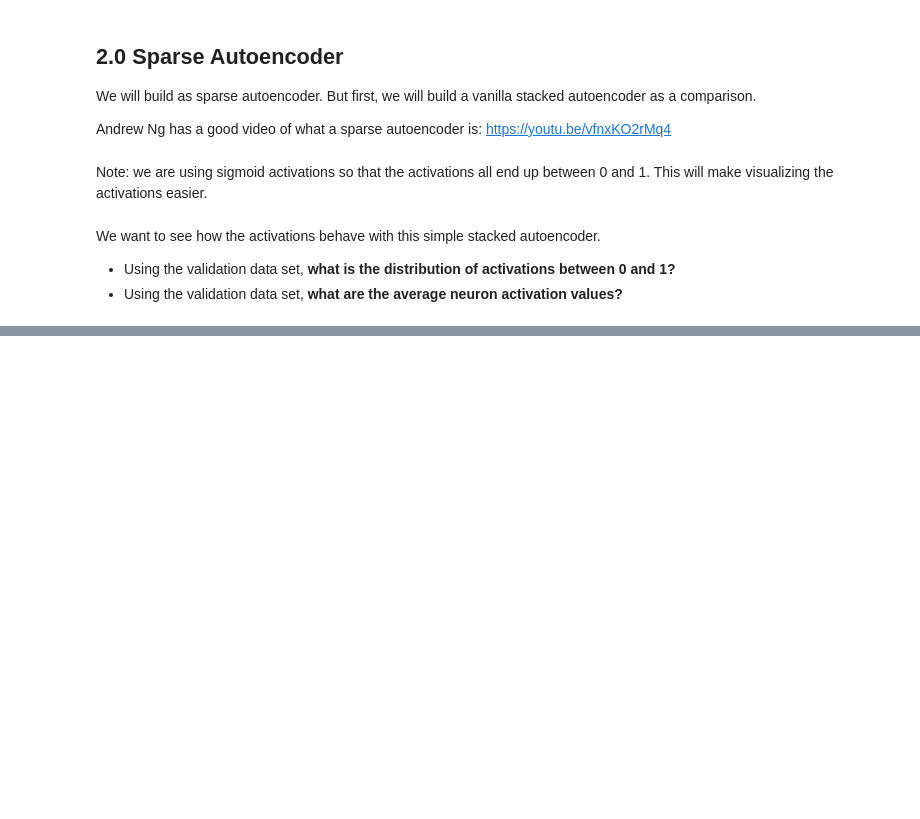
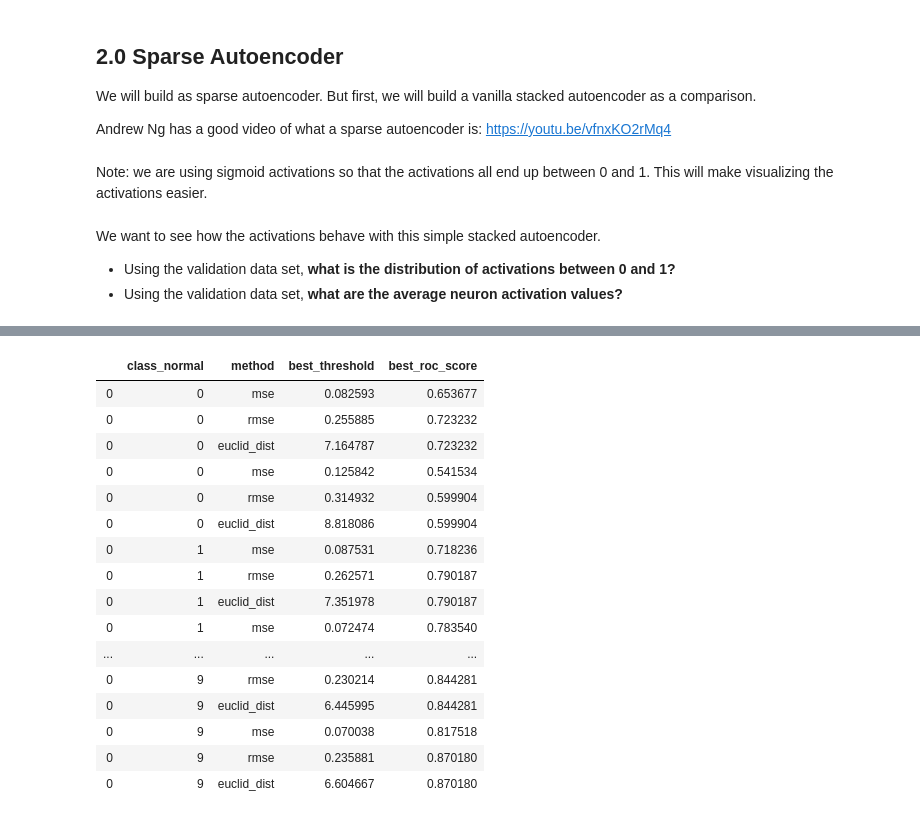
Before and after one commit to tvhahn/autoencoder-sandbox, a Jupyter notebook: notebooks/6.0-autoencoder-anomaly-detection.ipynb, the cells around one changed output, grey strips where cells are left out. Saved outputs shown, nothing was run; the diff lists cells and outputs as text; code cells hidden in the pictures; blank space fills up the shorter version.

```diff
--- a/notebooks/6.0-autoencoder-anomaly-detection.ipynb
+++ b/notebooks/6.0-autoencoder-anomaly-detection.ipynb
@@ -687,3 +549,0 @@ print(np.percentile(eu_val_slim,90))
-# %%
-df = create_df_reconstruction(eu_val_slim, y_val_slim, "euclidean",class_to_remove, 3.99)
-df.head()
@@ -739,0 +557,37 @@ plt.show()
+# %%
+col = ['class_normal','method','best_threshold','best_roc_score']
+df_all = pd.DataFrame(columns=col)
+fashion_mnist = keras.datasets.fashion_mnist
+run_no = 1
+for class_normal in range(0,10):
+    for i in range(0,20):
+        print('Run no: ', run_no)
+        # load data
+    #     class_normal = 0
+
+        # class names
+        class_names = ["T-shirt/top", "Trouser", "Pullover", "Dress", "Coat",
+                       "Sandal", "Shirt", "Sneaker", "Bag", "Ankle boot"]
+        random_int = random.randint(0,250)
+        print('Random seed: ',random_int)
+
+        data_model = DataPrep(fashion_mnist,class_normal, random_int=random_int)
+
+        (X_train, y_train,
+         X_train_slim, y_train_slim,
+         X_val, y_val,
+         X_val_slim, y_val_slim,
+         X_test,y_test) = data_model.train_test_split()
+
+        sparse_kl_ae = sparse_kl_model(X_train_slim, X_val_slim, seed=random_int, epochs=500, earlystop_patience=6)
+
+        class_to_remove = [i for i in range(0,10)]
+        class_to_remove.remove(class_normal)
+        class_to_remove = np.array(class_to_remove,dtype='uint8')
+
+        model = SelectThreshold(sparse_kl_ae, X_val, y_val, X_val_slim, class_to_remove, class_normal, class_names)
+        df = model.compare_error_method(show_results=False, grid_iterations=200)
+
+        df_all = df_all.append(df)
+
+        run_no += 1
@@ -739,0 +612,20 @@ plt.show()
+# %%
+df_all
+# %% [output]
+|  | class_normal | method | best_threshold | best_roc_score |
+| 0 | 0 | mse | 0.082593 | 0.653677 |
+| 0 | 0 | rmse | 0.255885 | 0.723232 |
+| 0 | 0 | euclid_dist | 7.164787 | 0.723232 |
+| 0 | 0 | mse | 0.125842 | 0.541534 |
+| 0 | 0 | rmse | 0.314932 | 0.599904 |
+| 0 | 0 | euclid_dist | 8.818086 | 0.599904 |
+| 0 | 1 | mse | 0.087531 | 0.718236 |
+| 0 | 1 | rmse | 0.262571 | 0.790187 |
+| 0 | 1 | euclid_dist | 7.351978 | 0.790187 |
+| 0 | 1 | mse | 0.072474 | 0.783540 |
+| ... | ... | ... | ... | ... |
+| 0 | 9 | rmse | 0.230214 | 0.844281 |
+| 0 | 9 | euclid_dist | 6.445995 | 0.844281 |
+| 0 | 9 | mse | 0.070038 | 0.817518 |
+| 0 | 9 | rmse | 0.235881 | 0.870180 |
+| 0 | 9 | euclid_dist | 6.604667 | 0.870180 |
```
Also changed, not shown: parts of 36 cells of this notebook.
